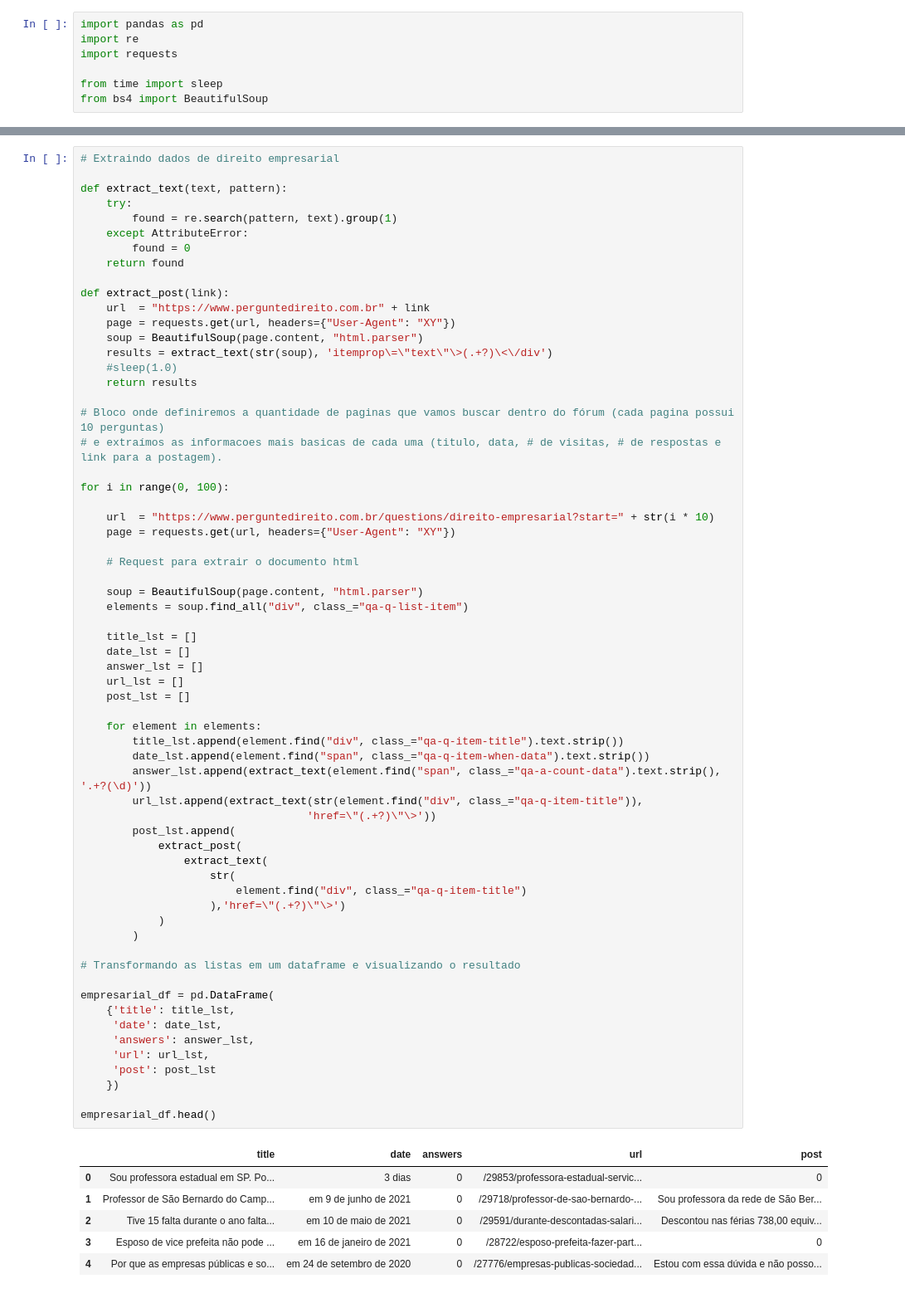
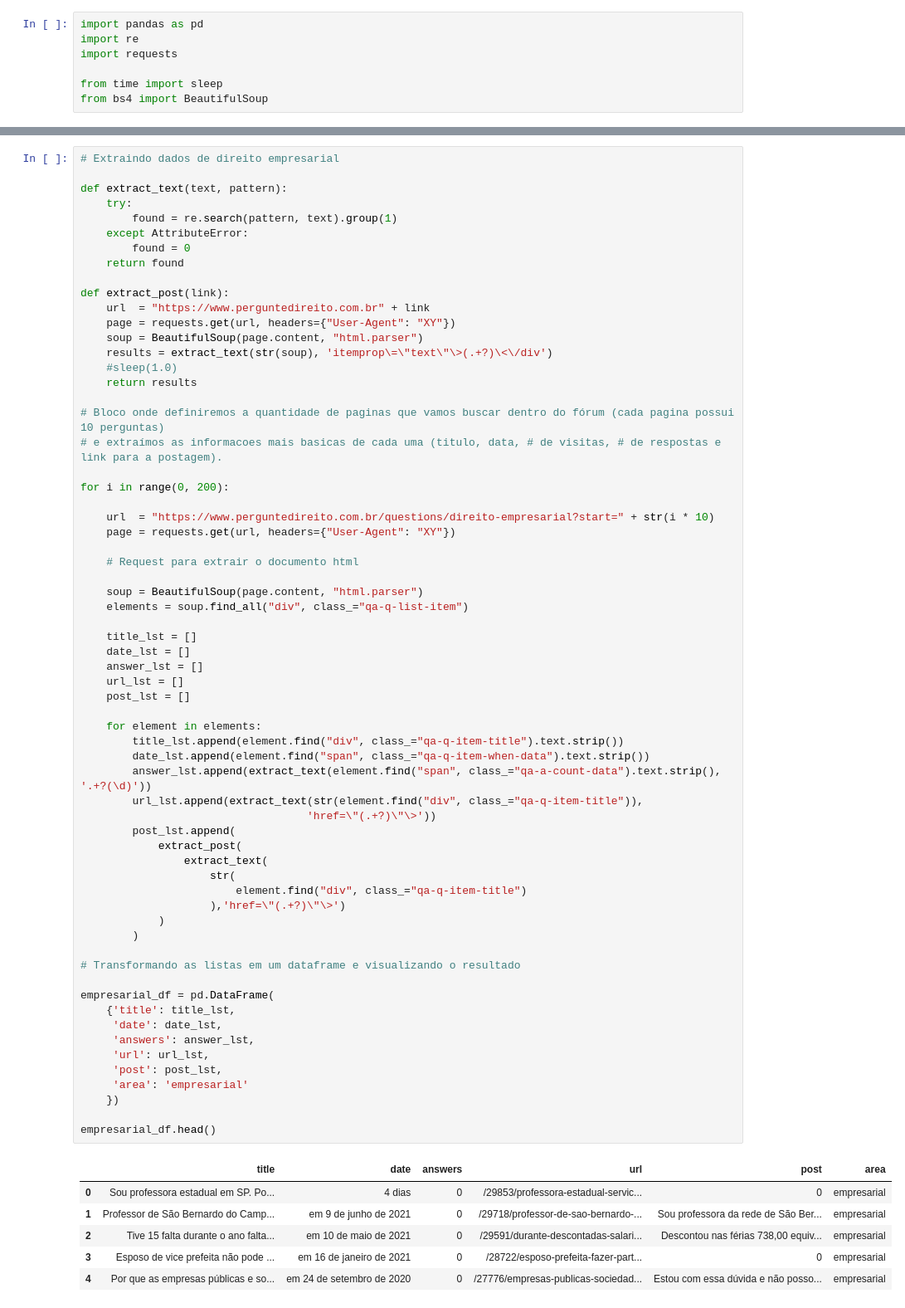
Before and after one commit to fabioborges56/mentoriadsa, a Jupyter notebook: Scrapping/Scrapping.ipynb, the cells around one changed output, grey strips where cells are left out. Shown: that part at 83% size. Saved outputs shown, nothing was run; the diff lists cells and outputs as text.

```diff
--- a/Scrapping/Scrapping.ipynb
+++ b/Scrapping/Scrapping.ipynb
@@ -96,7 +104,7 @@ def extract_post(link):
 # Bloco onde definiremos a quantidade de paginas que vamos buscar dentro do fórum (cada pagina possui 10 perguntas)
 # e extraímos as informacoes mais basicas de cada uma (titulo, data, # de visitas, # de respostas e link para a postagem).
 
-for i in range(0, 100):
+for i in range(0, 200):
 
     url  = "https://www.perguntedireito.com.br/questions/direito-empresarial?start=" + str(i * 10)
     page = requests.get(url, headers={"User-Agent": "XY"})
@@ -111,40 +119,41 @@ for i in range(0, 100):
     answer_lst = []
     url_lst = []
     post_lst = []
 
     for element in elements:
         title_lst.append(element.find("div", class_="qa-q-item-title").text.strip())
         date_lst.append(element.find("span", class_="qa-q-item-when-data").text.strip())
         answer_lst.append(extract_text(element.find("span", class_="qa-a-count-data").text.strip(), '.+?(\d)'))
         url_lst.append(extract_text(str(element.find("div", class_="qa-q-item-title")),
                                    'href=\"(.+?)\"\>'))
         post_lst.append(
             extract_post(
                 extract_text(
                     str(
                         element.find("div", class_="qa-q-item-title")
                     ),'href=\"(.+?)\"\>')
             )
         )
 
 # Transformando as listas em um dataframe e visualizando o resultado
 
 empresarial_df = pd.DataFrame(
     {'title': title_lst,
      'date': date_lst,
      'answers': answer_lst,
      'url': url_lst,
-     'post': post_lst
+     'post': post_lst,
+     'area': 'empresarial'
     })
 
 empresarial_df.head()
 # %% [output]
-|  | title | date | answers | url | post |
-| 0 | Sou professora estadual em SP. Po... | 3 dias | 0 | /29853/professora-estadual-servic... | 0 |
-| 1 | Professor de São Bernardo do Camp... | em 9 de junho de 2021 | 0 | /29718/professor-de-sao-bernardo-... | Sou professora da rede de São Ber... |
-| 2 | Tive 15 falta durante o ano falta... | em 10 de maio de 2021 | 0 | /29591/durante-descontadas-salari... | Descontou nas férias 738,00 equiv... |
-| 3 | Esposo de vice prefeita não pode ... | em 16 de janeiro de 2021 | 0 | /28722/esposo-prefeita-fazer-part... | 0 |
-| 4 | Por que as empresas públicas e so... | em 24 de setembro de 2020 | 0 | /27776/empresas-publicas-sociedad... | Estou com essa dúvida e não posso... |
+|  | title | date | answers | url | post | area |
+| 0 | Sou professora estadual em SP. Po... | 4 dias | 0 | /29853/professora-estadual-servic... | 0 | empresarial |
+| 1 | Professor de São Bernardo do Camp... | em 9 de junho de 2021 | 0 | /29718/professor-de-sao-bernardo-... | Sou professora da rede de São Ber... | empresarial |
+| 2 | Tive 15 falta durante o ano falta... | em 10 de maio de 2021 | 0 | /29591/durante-descontadas-salari... | Descontou nas férias 738,00 equiv... | empresarial |
+| 3 | Esposo de vice prefeita não pode ... | em 16 de janeiro de 2021 | 0 | /28722/esposo-prefeita-fazer-part... | 0 | empresarial |
+| 4 | Por que as empresas públicas e so... | em 24 de setembro de 2020 | 0 | /27776/empresas-publicas-sociedad... | Estou com essa dúvida e não posso... | empresarial |
 # %%
 # Salvandos os dataframes em um arquivo csv
 
```
Also changed, not shown: parts of 2 cells of this notebook.
